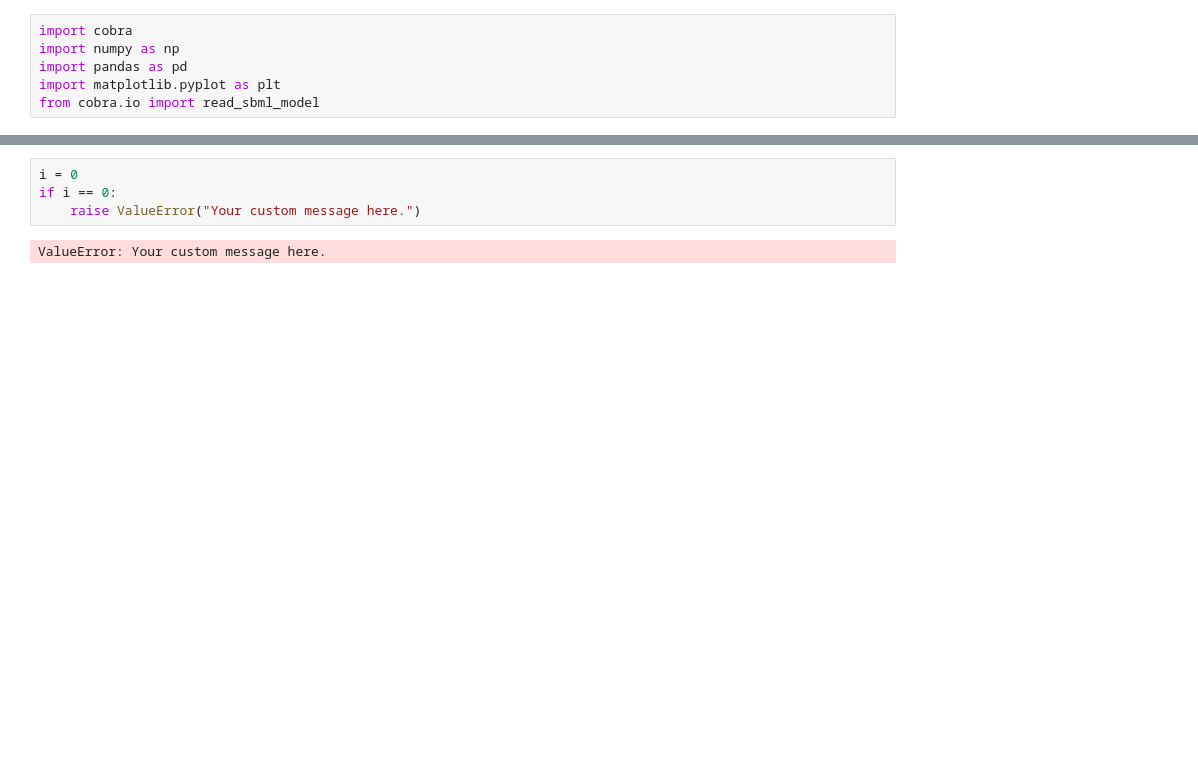
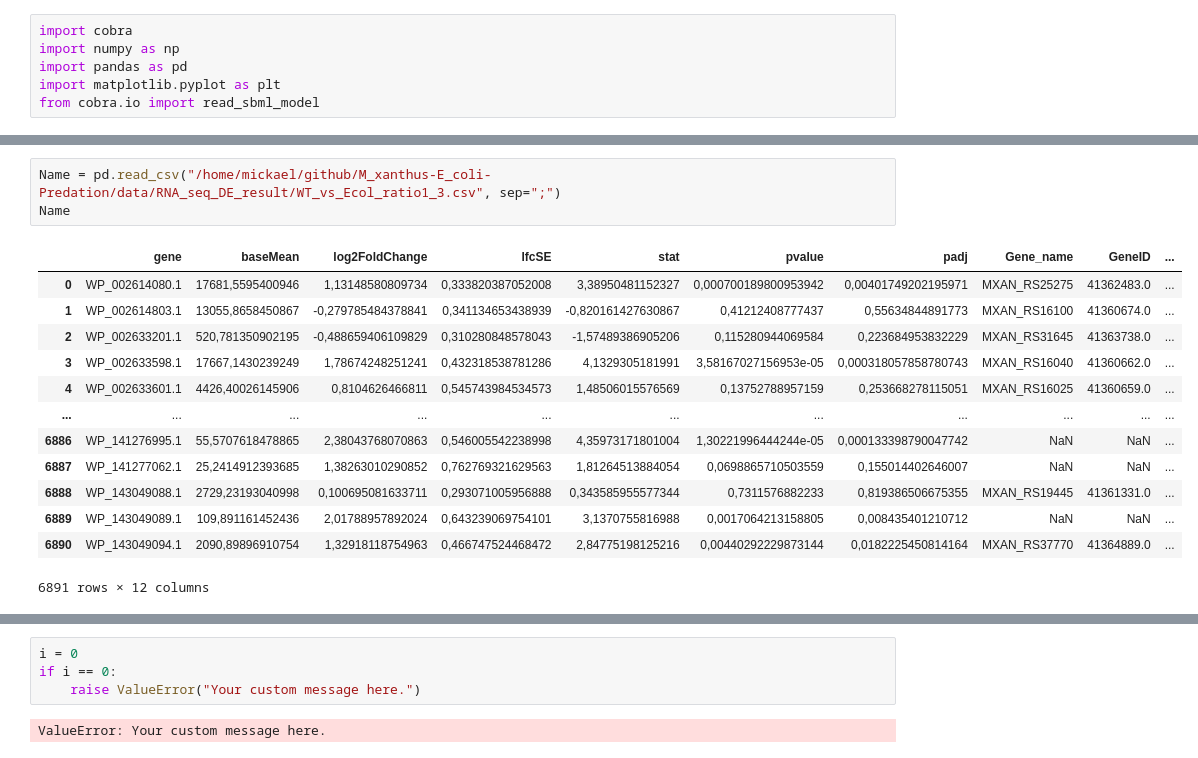
Before and after one commit to BondonMickael/M_xanthus-E_coli-Predation, a Jupyter notebook: notebooks/test.ipynb, the cells around one changed output, grey strips where cells are left out. Drawn from its saved outputs; the diff is of its cells as text; blank space fills up the shorter version.

```diff
--- a/notebooks/test.ipynb
+++ b/notebooks/test.ipynb
@@ -6,0 +26,17 @@ from cobra.io import read_sbml_model
+# %%
+Name = pd.read_csv("/home/mickael/github/M_xanthus-E_coli-Predation/data/RNA_seq_DE_result/WT_vs_Ecol_ratio1_3.csv", sep=";")
+Name
+# %% [output]
+|  | gene | baseMean | log2FoldChange | lfcSE | stat | pvalue | padj | Gene_name | GeneID | ... |
+| 0 | WP_002614080.1 | 17681,5595400946 | 1,13148580809734 | 0,333820387052008 | 3,38950481152327 | 0,000700189800953942 | 0,00401749202195971 | MXAN_RS25275 | 41362483.0 | ... |
+| 1 | WP_002614803.1 | 13055,8658450867 | -0,279785484378841 | 0,341134653438939 | -0,820161427630867 | 0,41212408777437 | 0,55634844891773 | MXAN_RS16100 | 41360674.0 | ... |
+| 2 | WP_002633201.1 | 520,781350902195 | -0,488659406109829 | 0,310280848578043 | -1,57489386905206 | 0,115280944069584 | 0,223684953832229 | MXAN_RS31645 | 41363738.0 | ... |
+| 3 | WP_002633598.1 | 17667,1430239249 | 1,78674248251241 | 0,432318538781286 | 4,1329305181991 | 3,58167027156953e-05 | 0,000318057858780743 | MXAN_RS16040 | 41360662.0 | ... |
+| 4 | WP_002633601.1 | 4426,40026145906 | 0,8104626466811 | 0,545743984534573 | 1,48506015576569 | 0,13752788957159 | 0,253668278115051 | MXAN_RS16025 | 41360659.0 | ... |
+| ... | ... | ... | ... | ... | ... | ... | ... | ... | ... | ... |
+| 6886 | WP_141276995.1 | 55,5707618478865 | 2,38043768070863 | 0,546005542238998 | 4,35973171801004 | 1,30221996444244e-05 | 0,000133398790047742 | NaN | NaN | ... |
+| 6887 | WP_141277062.1 | 25,2414912393685 | 1,38263010290852 | 0,762769321629563 | 1,81264513884054 | 0,0698865710503559 | 0,155014402646007 | NaN | NaN | ... |
+| 6888 | WP_143049088.1 | 2729,23193040998 | 0,100695081633711 | 0,293071005956888 | 0,343585955577344 | 0,7311576882233 | 0,819386506675355 | MXAN_RS19445 | 41361331.0 | ... |
+| 6889 | WP_143049089.1 | 109,891161452436 | 2,01788957892024 | 0,643239069754101 | 3,1370755816988 | 0,0017064213158805 | 0,008435401210712 | NaN | NaN | ... |
+| 6890 | WP_143049094.1 | 2090,89896910754 | 1,32918118754963 | 0,466747524468472 | 2,84775198125216 | 0,00440292229873144 | 0,0182225450814164 | MXAN_RS37770 | 41364889.0 | ... |
+6891 rows × 12 columns
```
Also changed, not shown: parts of 6 cells of this notebook, 6 other files.
